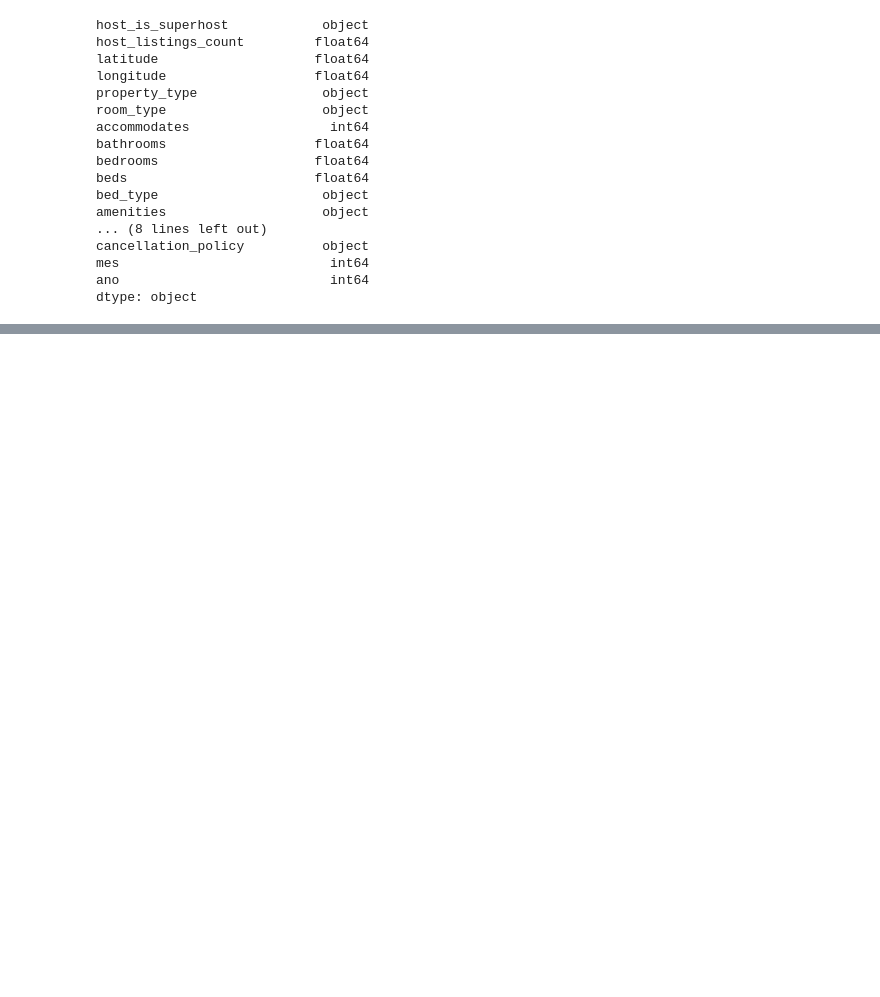
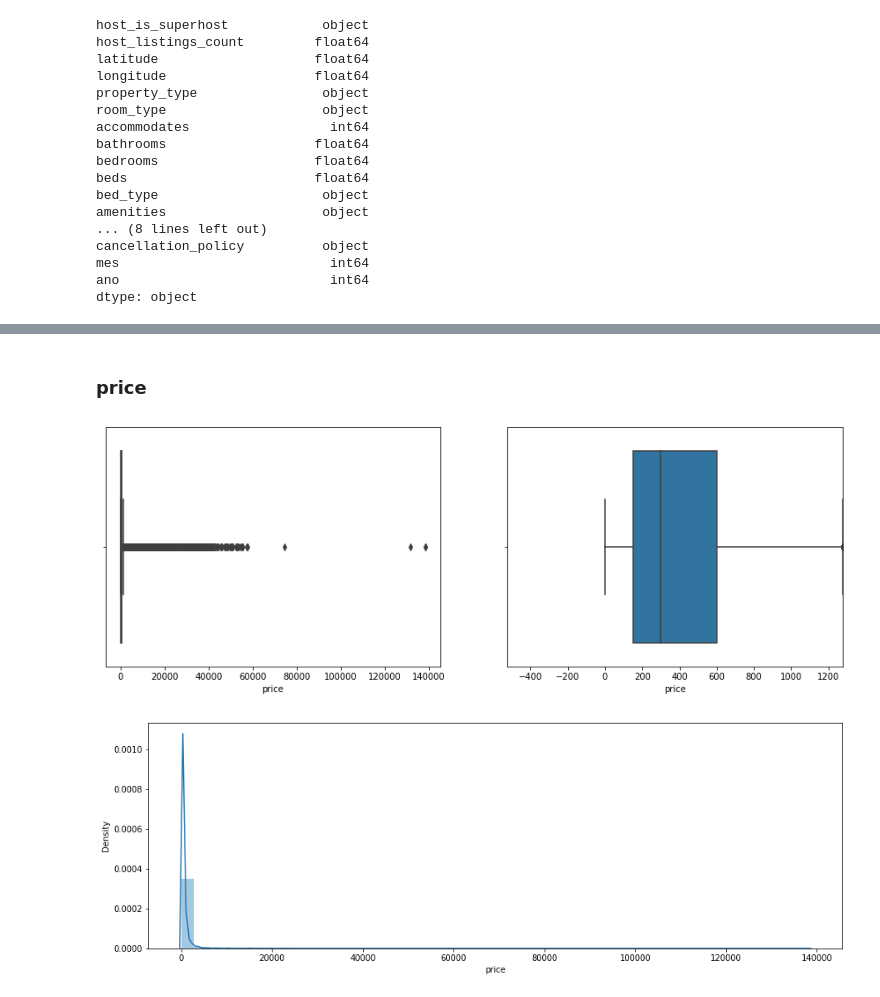
Before and after one commit to DouglasCarvalhoPereira/data_science, a Jupyter notebook: Solucao_previsao_valor.ipynb, the cells around one changed output, grey strips where cells are left out. Cells and saved outputs as stored; diff of their text form; code cells hidden in the pictures; blank space fills up the shorter version.

```diff
--- a/Solucao_previsao_valor.ipynb
+++ b/Solucao_previsao_valor.ipynb
@@ -204,0 +251,41 @@ dtype: object
+# %%
+#Calculando Outliers Inferior e Superior
+def limites(coluna):
+    q1 = coluna.quantile(0.25)
+    q3 = coluna.quantile(0.75)
+    amplitude = q3 - q1
+    return q1 - 1.5 * amplitude, q3 + 1.5 * amplitude
+
+#Recebe outliers e exclui devolvendo sem os valores e a quantidade de linhas excluídas
+def excluir_outliers(df, nome_coluna):
+    qtd_linhas_atual = df.shape[0]
+    lim_inf, lim_sup = limites(df[nome_coluna])
+    df = df.loc[(df[nome_coluna] >= lim_inf) & (df[nome_coluna] <= lim_sup), :]
+    linhas_removidas = qtd_linhas_atual - df.shape[0]
+    return df, linhas_removidas
+
+#Plota os dois gráficos um com todos os valores do quartil e o outro com os Outliers definidos
+def diagrama_caixa(coluna):
+    fig, (ax1, ax2) = plt.subplots(1, 2)
+    fig.set_size_inches(15,5)
+    sns.boxplot(x=coluna, ax=ax1)
+    ax2.set_xlim(limites(coluna))
+    sns.boxplot(x=coluna, ax=ax2)
+
+#Gráfico de Linhas
+def histograma(coluna):
+    plt.figure(figsize=(15,5))
+    sns.distplot(coluna, hist=True)
+
+def grafico_barra(coluna):
+    plt.figure(figsize=(15, 5))
+    ax = sns.barplot(x=coluna.value_counts().index, y=coluna.value_counts())
+    ax.set_xlim(limites(coluna))
+# %% [markdown]
+### price
+# %%
+diagrama_caixa(base_df['price'])
+histograma(base_df['price'])
+# %% [output]
+[figure, added]
+[figure, added]
```
Also changed, not shown: parts of 16 cells of this notebook.
